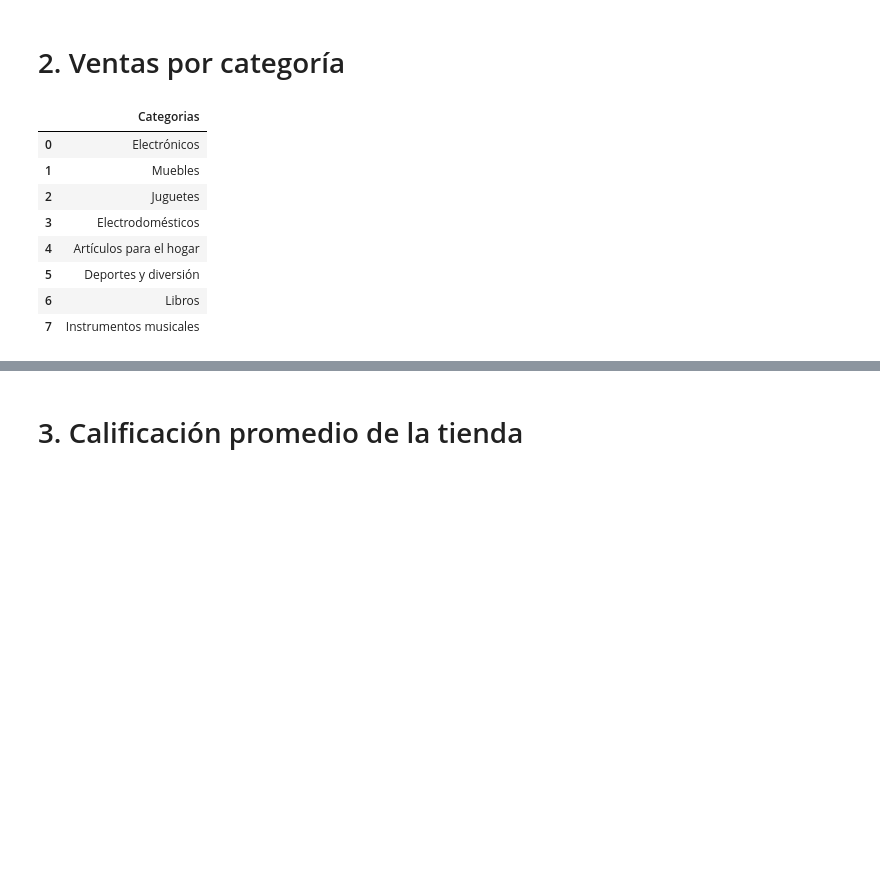
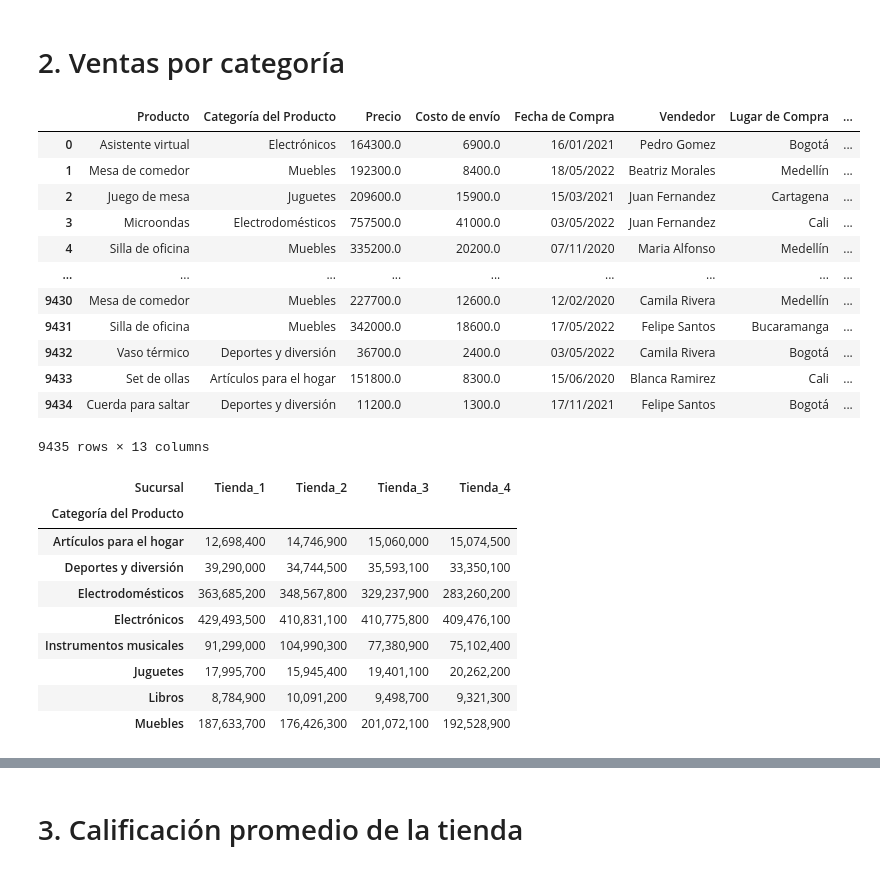
Before and after one commit to Fersh5/alura_store, a Jupyter notebook: AluraStoreLatam.ipynb, the cells around one changed output, grey strips where cells are left out. Drawn from its saved outputs; the diff is of its cells as text; code cells hidden in the pictures; blank space fills up the shorter version.

Commit message:
add análisis por categoría

```diff
--- a/AluraStoreLatam.ipynb
+++ b/AluraStoreLatam.ipynb
@@ -83,16 +84,37 @@ Tambien podemos ver que la sucursal que menos ingresos nos da es la ***Tienda 4*
 # %% [markdown]
 # 2. Ventas por categoría
-# %%
-categorias = pd.DataFrame(sucursales_df[0]['Categoría del Producto'].unique())
-categorias.rename(columns={0:'Categorias'},inplace=True)
-categorias
-# %% [output]
-|  | Categorias |
-| 0 | Electrónicos |
-| 1 | Muebles |
-| 2 | Juguetes |
-| 3 | Electrodomésticos |
-| 4 | Artículos para el hogar |
-| 5 | Deportes y diversión |
-| 6 | Libros |
-| 7 | Instrumentos musicales |
+# %%
+for i in range(len(sucursales_df)):
+    sucursales_df[i]['Sucursal'] = f'Tienda_{i+1}'
+
+df_completo = pd.concat([*sucursales_df], ignore_index=True)
+# df_completo['Precio'] = df_completo['Precio'].apply(lambda x: f'{x/1000000:.2f}')
+display(df_completo)
+
+ventas_categoria = pd.pivot_table(df_completo,index='Categoría del Producto',columns='Sucursal',values='Precio',aggfunc='sum')
+ventas_categoria = ventas_categoria.map(lambda x: f'{x:,.0f}')
+ventas_categoria
+# %% [output]
+|  | Producto | Categoría del Producto | Precio | Costo de envío | Fecha de Compra | Vendedor | Lugar de Compra | ... |
+| 0 | Asistente virtual | Electrónicos | 164300.0 | 6900.0 | 16/01/2021 | Pedro Gomez | Bogotá | ... |
+| 1 | Mesa de comedor | Muebles | 192300.0 | 8400.0 | 18/05/2022 | Beatriz Morales | Medellín | ... |
+| 2 | Juego de mesa | Juguetes | 209600.0 | 15900.0 | 15/03/2021 | Juan Fernandez | Cartagena | ... |
+| 3 | Microondas | Electrodomésticos | 757500.0 | 41000.0 | 03/05/2022 | Juan Fernandez | Cali | ... |
+| 4 | Silla de oficina | Muebles | 335200.0 | 20200.0 | 07/11/2020 | Maria Alfonso | Medellín | ... |
+| ... | ... | ... | ... | ... | ... | ... | ... | ... |
+| 9430 | Mesa de comedor | Muebles | 227700.0 | 12600.0 | 12/02/2020 | Camila Rivera | Medellín | ... |
+| 9431 | Silla de oficina | Muebles | 342000.0 | 18600.0 | 17/05/2022 | Felipe Santos | Bucaramanga | ... |
+| 9432 | Vaso térmico | Deportes y diversión | 36700.0 | 2400.0 | 03/05/2022 | Camila Rivera | Bogotá | ... |
+| 9433 | Set de ollas | Artículos para el hogar | 151800.0 | 8300.0 | 15/06/2020 | Blanca Ramirez | Cali | ... |
+| 9434 | Cuerda para saltar | Deportes y diversión | 11200.0 | 1300.0 | 17/11/2021 | Felipe Santos | Bogotá | ... |
+9435 rows × 13 columns
+| Sucursal | Tienda_1 | Tienda_2 | Tienda_3 | Tienda_4 |
+| Categoría del Producto |  |  |  |  |
+| Artículos para el hogar | 12,698,400 | 14,746,900 | 15,060,000 | 15,074,500 |
+| Deportes y diversión | 39,290,000 | 34,744,500 | 35,593,100 | 33,350,100 |
+| Electrodomésticos | 363,685,200 | 348,567,800 | 329,237,900 | 283,260,200 |
+| Electrónicos | 429,493,500 | 410,831,100 | 410,775,800 | 409,476,100 |
+| Instrumentos musicales | 91,299,000 | 104,990,300 | 77,380,900 | 75,102,400 |
+| Juguetes | 17,995,700 | 15,945,400 | 19,401,100 | 20,262,200 |
+| Libros | 8,784,900 | 10,091,200 | 9,498,700 | 9,321,300 |
+| Muebles | 187,633,700 | 176,426,300 | 201,072,100 | 192,528,900 |
```
Also changed, not shown: parts of 4 cells of this notebook.
